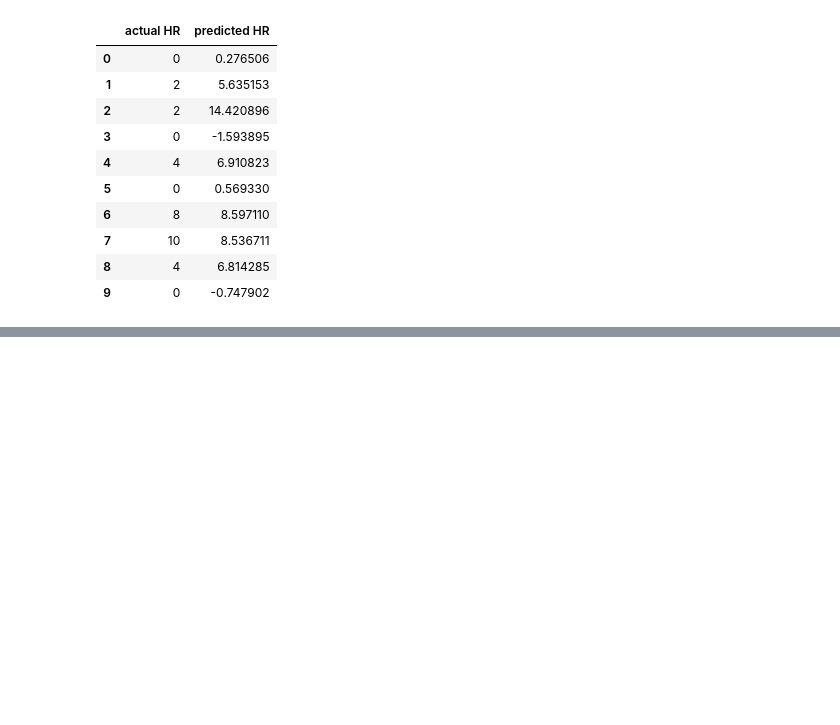
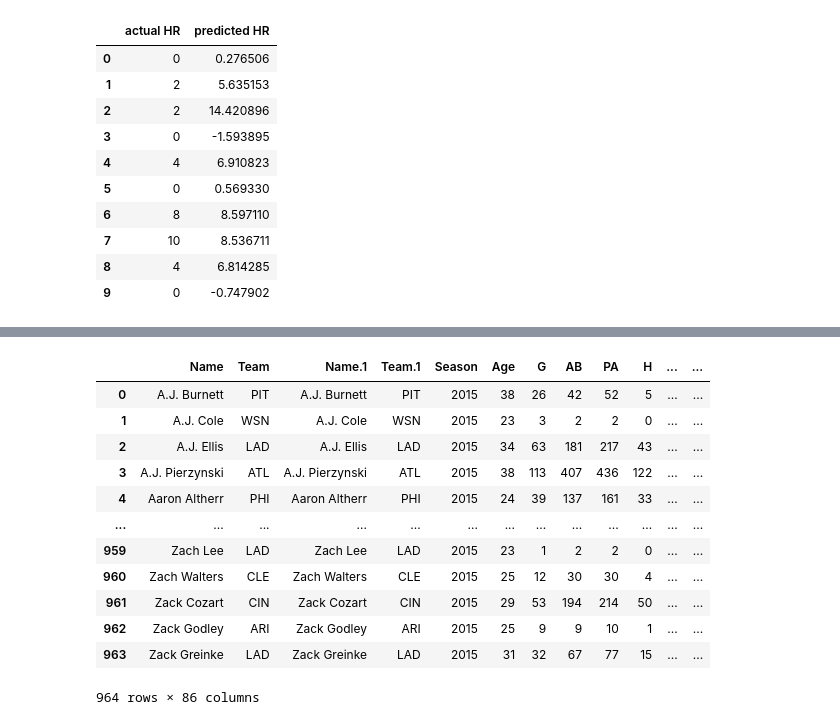
Before and after one commit to N-Janick/BE2100_HR_predictions_ML_project, a Jupyter notebook: notebooks/exploration/multivariable_linear_regression_notebook.ipynb, the cells around one changed output, grey strips where cells are left out. Cells and saved outputs as stored; diff of their text form; code cells hidden in the pictures; blank space fills up the shorter version.

```diff
--- a/notebooks/exploration/multivariable_linear_regression_notebook.ipynb
+++ b/notebooks/exploration/multivariable_linear_regression_notebook.ipynb
@@ -173,0 +176,19 @@ comparison[:10]
+# %%
+players = pd.read_csv('../../data/raw/MLB_player_stats_2015.csv')
+players.columns
+
+players
+# %% [output]
+|  | Name | Team | Name.1 | Team.1 | Season | Age | G | AB | PA | H | ... | ... |
+| 0 | A.J. Burnett | PIT | A.J. Burnett | PIT | 2015 | 38 | 26 | 42 | 52 | 5 | ... | ... |
+| 1 | A.J. Cole | WSN | A.J. Cole | WSN | 2015 | 23 | 3 | 2 | 2 | 0 | ... | ... |
+| 2 | A.J. Ellis | LAD | A.J. Ellis | LAD | 2015 | 34 | 63 | 181 | 217 | 43 | ... | ... |
+| 3 | A.J. Pierzynski | ATL | A.J. Pierzynski | ATL | 2015 | 38 | 113 | 407 | 436 | 122 | ... | ... |
+| 4 | Aaron Altherr | PHI | Aaron Altherr | PHI | 2015 | 24 | 39 | 137 | 161 | 33 | ... | ... |
+| ... | ... | ... | ... | ... | ... | ... | ... | ... | ... | ... | ... | ... |
+| 959 | Zach Lee | LAD | Zach Lee | LAD | 2015 | 23 | 1 | 2 | 2 | 0 | ... | ... |
+| 960 | Zach Walters | CLE | Zach Walters | CLE | 2015 | 25 | 12 | 30 | 30 | 4 | ... | ... |
+| 961 | Zack Cozart | CIN | Zack Cozart | CIN | 2015 | 29 | 53 | 194 | 214 | 50 | ... | ... |
+| 962 | Zack Godley | ARI | Zack Godley | ARI | 2015 | 25 | 9 | 9 | 10 | 1 | ... | ... |
+| 963 | Zack Greinke | LAD | Zack Greinke | LAD | 2015 | 31 | 32 | 67 | 77 | 15 | ... | ... |
+964 rows × 86 columns
```
Also changed, not shown: parts of 8 cells of this notebook, 1 other file.
